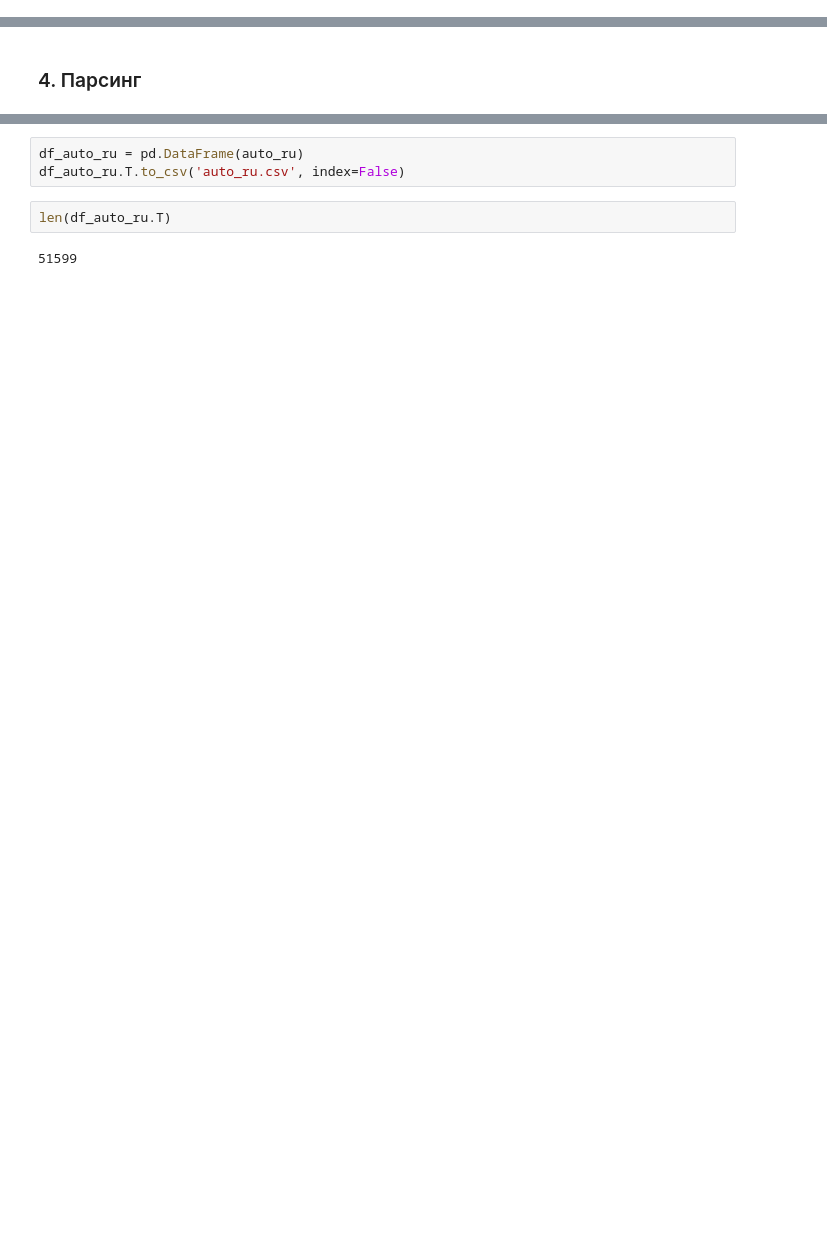
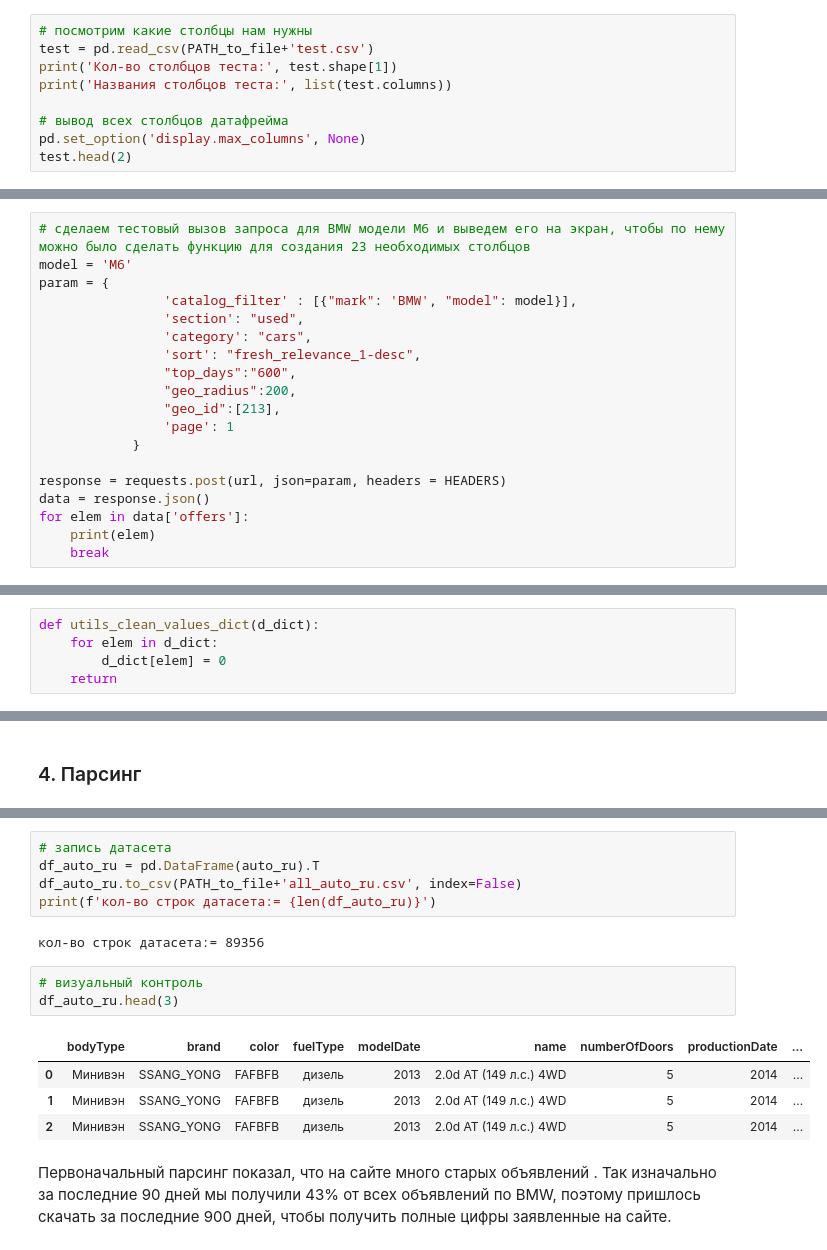
Before and after one commit to dst10rds6/rds6, a Jupyter notebook: parsing/parsing_sf_dst_10_rds6_[Almira&Sokolov].ipynb, the cells around one changed output, grey strips where cells are left out. Drawn from its saved outputs; the diff is of its cells as text; blank space fills up the shorter version.

```diff
--- a/parsing/parsing_sf_dst_10_rds6_[Almira&Sokolov].ipynb
+++ b/parsing/parsing_sf_dst_10_rds6_[Almira&Sokolov].ipynb
@@ -148,3 +153,12 @@ HEADERS = {
 }
 # %%
 url = "https://auto.ru/-/ajax/desktop/listing/"
+# %%
+# посмотрим какие столбцы нам нужны
+test = pd.read_csv(PATH_to_file+'test.csv')
+print('Кол-во столбцов теста:', test.shape[1])
+print('Названия столбцов теста:', list(test.columns))
+
+# вывод всех столбцов датафрейма
+pd.set_option('display.max_columns', None)
+test.head(2)
@@ -150,0 +171,19 @@ url = "https://auto.ru/-/ajax/desktop/listing/"
+# %%
+# сделаем тестовый вызов запроса для BMW модели M6 и выведем его на экран, чтобы по нему можно было сделать функцию для создания 23 необходимых столбцов
+model = 'M6'
+param = {
+                'catalog_filter' : [{"mark": 'BMW', "model": model}],
+                'section': "used",
+                'category': "cars",
+                'sort': "fresh_relevance_1-desc",
+                "top_days":"600",
+                "geo_radius":200,
+                "geo_id":[213],
+                'page': 1
+            }
+
+response = requests.post(url, json=param, headers = HEADERS)
+data = response.json()
+for elem in data['offers']:
+    print(elem)
+    break
@@ -150,0 +197,5 @@ url = "https://auto.ru/-/ajax/desktop/listing/"
+# %%
+def utils_clean_values_dict(d_dict):
+    for elem in d_dict:
+        d_dict[elem] = 0
+    return
@@ -339,7 +389,17 @@ print (f'всего ушло: {int((time.clock() - start_time_global)/60)} ми
 # %%
-df_auto_ru = pd.DataFrame(auto_ru)
-df_auto_ru.T.to_csv('auto_ru.csv', index=False)
+# запись датасета
+df_auto_ru = pd.DataFrame(auto_ru).T
+df_auto_ru.to_csv(PATH_to_file+'all_auto_ru.csv', index=False)
+print(f'кол-во строк датасета:= {len(df_auto_ru)}')
+# %% [output]
+кол-во строк датасета:= 89356
-# %%
-len(df_auto_ru.T)
-# %% [output]
-51599
+# %%
+# визуальный контроль
+df_auto_ru.head(3)
+# %% [output]
+|  | bodyType | brand | color | fuelType | modelDate | name | numberOfDoors | productionDate | ... |
+| 0 | Минивэн | SSANG_YONG | FAFBFB | дизель | 2013 | 2.0d AT (149 л.с.) 4WD | 5 | 2014 | ... |
+| 1 | Минивэн | SSANG_YONG | FAFBFB | дизель | 2013 | 2.0d AT (149 л.с.) 4WD | 5 | 2014 | ... |
+| 2 | Минивэн | SSANG_YONG | FAFBFB | дизель | 2013 | 2.0d AT (149 л.с.) 4WD | 5 | 2014 | ... |
+# %% [markdown]
+Первоначальный парсинг показал, что на сайте много старых объявлений . Так изначально за последние 90 дней мы получили 43% от всех объявлений по BMW, поэтому пришлось скачать за последние 900 дней, чтобы получить полные цифры заявленные на сайте.
```
Also changed, not shown: parts of 19 cells of this notebook, 1 other file.
